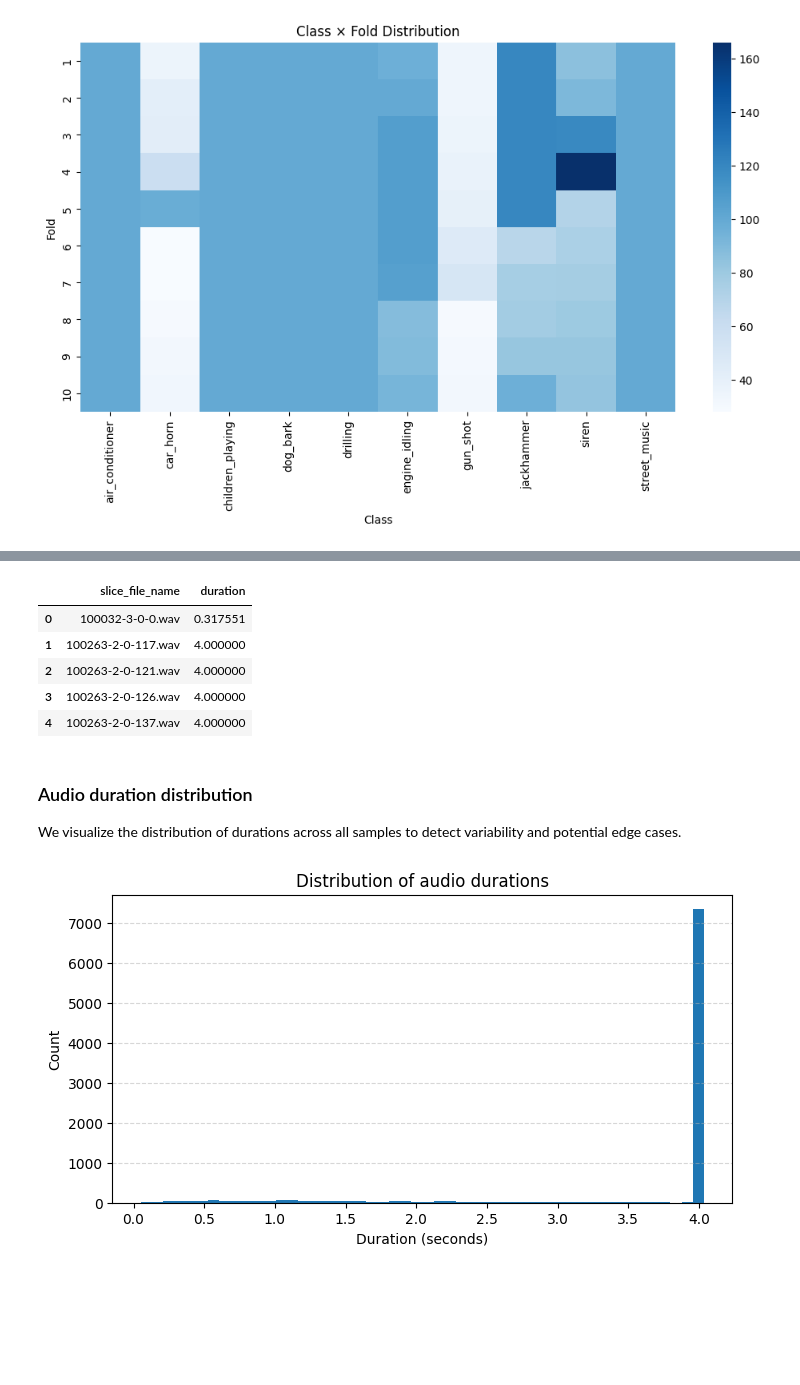
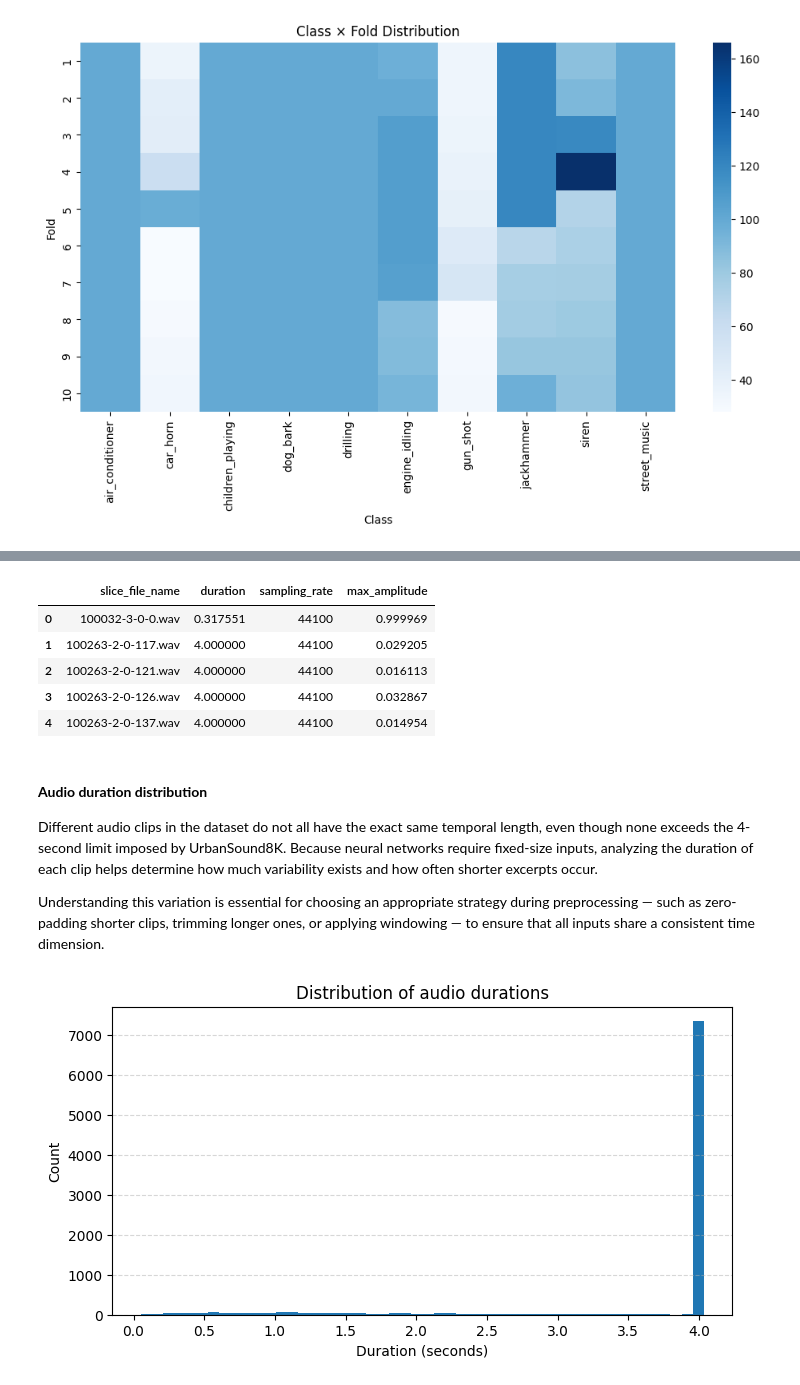
Before and after one commit to FreddieAlvin/Deep-Learning-Classifiers-for-urban-sound-data, a Jupyter notebook: UrbanSound8K.ipynb, the cells around one changed output, grey strips where cells are left out. Cells and saved outputs as stored; diff of their text form; code cells hidden in the pictures; blank space fills up the shorter version.

```diff
--- a/UrbanSound8K.ipynb
+++ b/UrbanSound8K.ipynb
@@ -213,34 +332,52 @@ Even though all excerpts are shorter than 4 seconds, their durations vary, and t
 # %%
-# Base path to the audio dataset — adjust if necessary
-audio_base_path = "/Users/liliana.asilva/Library/Mobile Documents/com~apple~CloudDocs/Documents/FCUP/3ºano/AC II/Projeto1/UrbanSound8K/audio"
+audio_base_path = "UrbanSound8K/audio"
 
 durations = []
+sampling_rates = []
+max_amplitudes = []
 
 for idx, row in df.iterrows():
     fold = row['fold']
     filename = row['slice_file_name']
     filepath = os.path.join(audio_base_path, f"fold{fold}", filename)
 
     try:
         y, sr = librosa.load(filepath, sr=None)
+
+        # Duration
         durations.append(len(y) / sr)
+
+        # Sampling rate
+        sampling_rates.append(sr)
+
+        # Max amplitude
+        max_amplitudes.append(np.max(np.abs(y)))
+
     except:
         durations.append(np.nan)
+        sampling_rates.append(np.nan)
+        max_amplitudes.append(np.nan)
 
+# Add all three new columns
 df['duration'] = durations
+df['sampling_rate'] = sampling_rates
+df['max_amplitude'] = max_amplitudes
 
-df[['slice_file_name', 'duration']].head()
+df[['slice_file_name', 'duration', 'sampling_rate', 'max_amplitude']].head()
 # %% [output]
-|  | slice_file_name | duration |
-| 0 | 100032-3-0-0.wav | 0.317551 |
-| 1 | 100263-2-0-117.wav | 4.000000 |
-| 2 | 100263-2-0-121.wav | 4.000000 |
-| 3 | 100263-2-0-126.wav | 4.000000 |
-| 4 | 100263-2-0-137.wav | 4.000000 |
+|  | slice_file_name | duration | sampling_rate | max_amplitude |
+| 0 | 100032-3-0-0.wav | 0.317551 | 44100 | 0.999969 |
+| 1 | 100263-2-0-117.wav | 4.000000 | 44100 | 0.029205 |
+| 2 | 100263-2-0-121.wav | 4.000000 | 44100 | 0.016113 |
+| 3 | 100263-2-0-126.wav | 4.000000 | 44100 | 0.032867 |
+| 4 | 100263-2-0-137.wav | 4.000000 | 44100 | 0.014954 |
-# %% [markdown]
-### Audio duration distribution
-
-We visualize the distribution of durations across all samples to detect variability and potential edge cases.
+# %% [markdown]
+#### **Audio duration distribution**
+
+Different audio clips in the dataset do not all have the exact same temporal length, even though none exceeds the 4-second limit imposed by UrbanSound8K.
+Because neural networks require fixed-size inputs, analyzing the duration of each clip helps determine how much variability exists and how often shorter excerpts occur.
+
+Understanding this variation is essential for choosing an appropriate strategy during preprocessing — such as zero-padding shorter clips, trimming longer ones, or applying windowing — to ensure that all inputs share a consistent time dimension.
 # %%
 plt.figure(figsize=(8,4))
 plt.hist(df['duration'].dropna(), bins=50)
```
Also changed, not shown: parts of 162 cells of this notebook.
